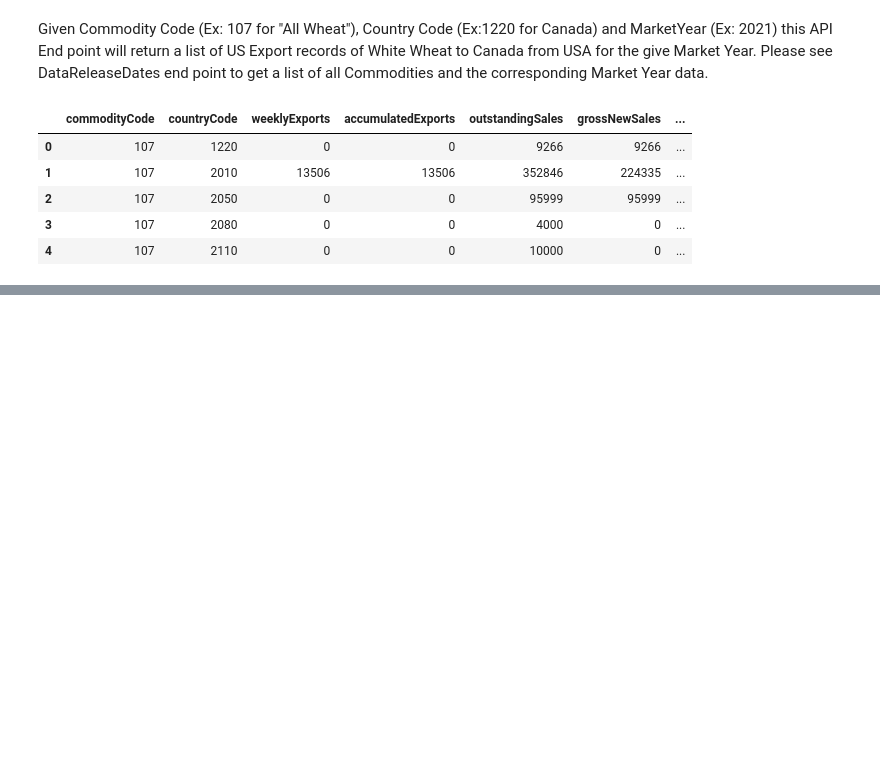
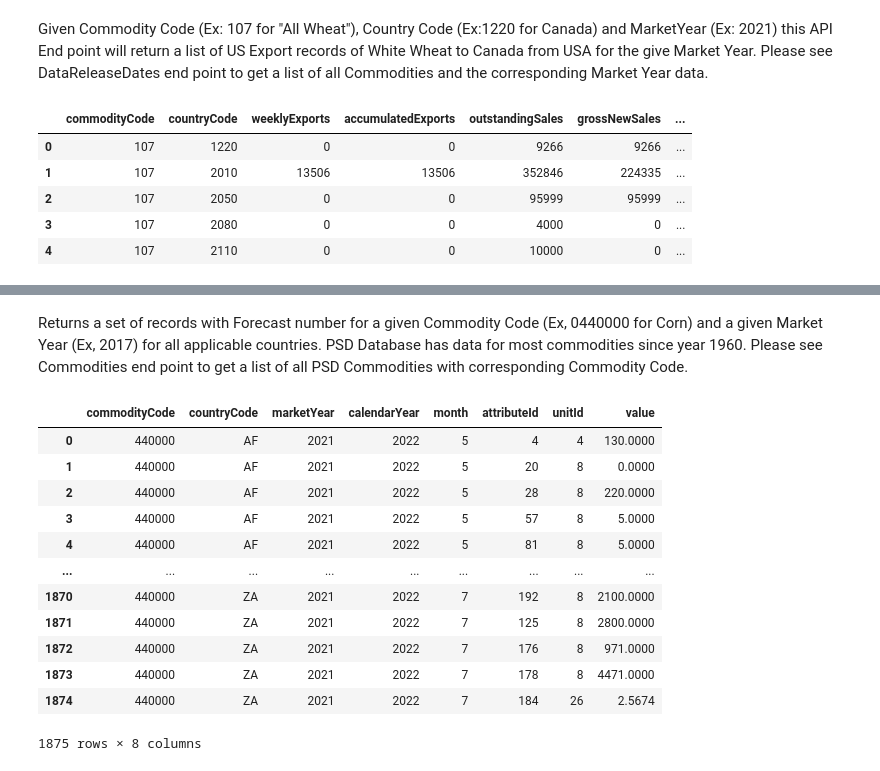
Before and after one commit to earthrise-media/food-security, a Jupyter notebook: usda-data-exploration.ipynb, the cells around one changed output, grey strips where cells are left out. Saved outputs shown, nothing was run; the diff lists cells and outputs as text; code cells hidden in the pictures; blank space fills up the shorter version.

```diff
--- a/usda-data-exploration.ipynb
+++ b/usda-data-exploration.ipynb
@@ -139,0 +181,19 @@ regions
+# %% [markdown]
+Returns a set of records with Forecast number for a given Commodity Code (Ex, 0440000 for Corn) and a given Market Year (Ex, 2017) for all applicable countries. PSD Database has data for most commodities since year 1960. Please see Commodities end point to get a list of all PSD Commodities with corresponding Commodity Code.
+# %%
+psd_comyear_url = "https://apps.fas.usda.gov/OpenData/api/psd/commodity/{commodityCode}/country/all/year/{marketYear}"
+get_usda_data(psd_comyear_url.format(commodityCode = "0440000", marketYear = "2021"))
+# %% [output]
+|  | commodityCode | countryCode | marketYear | calendarYear | month | attributeId | unitId | value |
+| 0 | 440000 | AF | 2021 | 2022 | 5 | 4 | 4 | 130.0000 |
+| 1 | 440000 | AF | 2021 | 2022 | 5 | 20 | 8 | 0.0000 |
+| 2 | 440000 | AF | 2021 | 2022 | 5 | 28 | 8 | 220.0000 |
+| 3 | 440000 | AF | 2021 | 2022 | 5 | 57 | 8 | 5.0000 |
+| 4 | 440000 | AF | 2021 | 2022 | 5 | 81 | 8 | 5.0000 |
+| ... | ... | ... | ... | ... | ... | ... | ... | ... |
+| 1870 | 440000 | ZA | 2021 | 2022 | 7 | 192 | 8 | 2100.0000 |
+| 1871 | 440000 | ZA | 2021 | 2022 | 7 | 125 | 8 | 2800.0000 |
+| 1872 | 440000 | ZA | 2021 | 2022 | 7 | 176 | 8 | 971.0000 |
+| 1873 | 440000 | ZA | 2021 | 2022 | 7 | 178 | 8 | 4471.0000 |
+| 1874 | 440000 | ZA | 2021 | 2022 | 7 | 184 | 26 | 2.5674 |
+1875 rows × 8 columns
```
Also changed, not shown: parts of 23 cells of this notebook.
